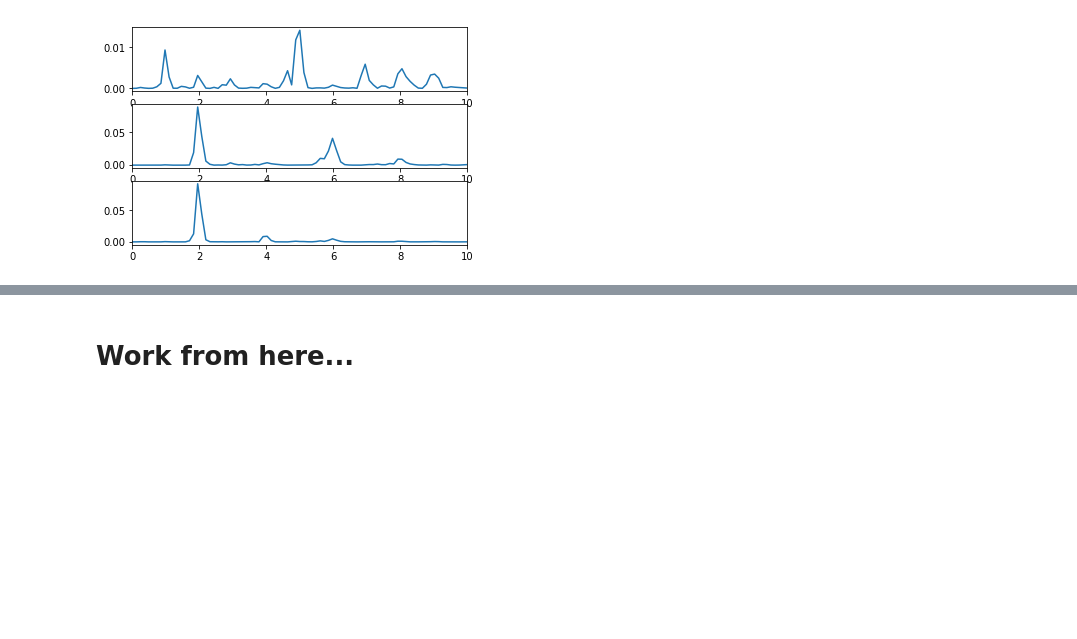
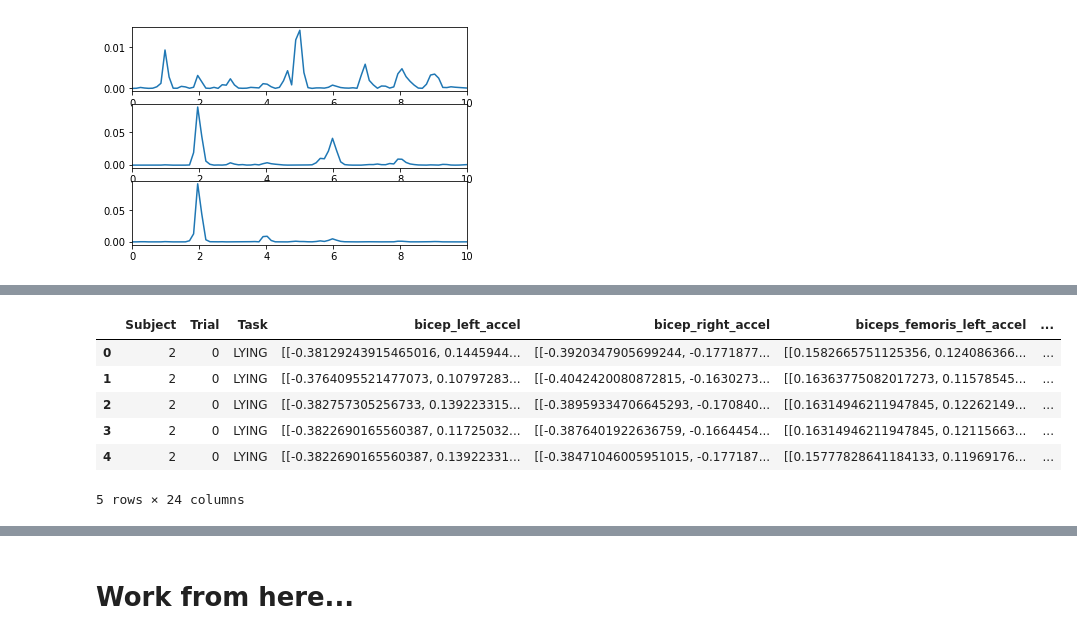
Before and after one commit to kamshee/activity-recognition-process, a Jupyter notebook: TestFeatures.ipynb, the cells around one changed output, grey strips where cells are left out. Cells and saved outputs as stored; diff of their text form; code cells hidden in the pictures; blank space fills up the shorter version.

Commit message:
Updated feature extraction and data aggregating

```diff
--- a/TestFeatures.ipynb
+++ b/TestFeatures.ipynb
@@ -28,6 +28,7 @@ if platform.system() == 'Windows':
         path = r'//FS2.smpp.local\RTO\Inpatient Sensors -Stroke\Data\biostamp_data\controls'
         folder_path = r'//FS2.smpp.local\RTO\Inpatient Sensors -Stroke\Data\biostamp_data'
         dict_path = r'//FS2.smpp.local\RTO\Inpatient Sensors -Stroke\Data\biostamp_data\Data_dict'
+        features_path = r'//FS2.smpp.local\RTO\Inpatient Sensors -Stroke\Data\biostamp_data\FeatureMatrix'
 # %% [markdown]
 # Feature list
 # %%
@@ -271,0 +370,25 @@ for s in subjects:
+# %%
+tasks = ['LYING','SITTING','STANDING','WALKING','STAIRS DOWN','STAIRS UP']
+# %%
+locs = ['bicep_left',
+        'bicep_right',
+        'posterior_forearm_left',
+        'posterior_forearm_right',
+        'medial_chest',
+        'sacrum',
+        'rectus_femoris_left',
+        'rectus_femoris_right'
+        'biceps_femoris_left',
+        'biceps_femoris_right',
+        'tibialis_anterior_left',
+        'tibialis_anterior_right',
+        'gastrocnemius_left',
+        'gastrocnemius_right',
+        'distal_lateral_shank_left',
+        'distal_lateral_shank_right']
+# if need to get locations again
+# path = r'//FS2.smpp.local\RTO\Inpatient Sensors -Stroke\Data\biostamp_data\controls\HC01'
+# locations = [locs for locs in os.listdir(path) if os.path.isdir(os.path.join(path, locs))]
+
+# If need to select a subgroup of sensors:
+# locs = ['sacrum','distal_lateral_shank_left','distal_lateral_shank_right'] #sensor location
@@ -271,0 +556,3 @@ for s in subjects:
+# %%
+# test out DataAggregator_allLocs
+data = DataAggregator_allLocs(tasks,locations=locs,overlap=0.5,namesuffix=None)
@@ -271,0 +654,12 @@ for s in subjects:
+# %%
+# Example of raw data aggregated for subject HC02
+# would be same as loaded data2
+data.head()
+# %% [output]
+|  | Subject | Trial | Task | bicep_left_accel | bicep_right_accel | biceps_femoris_left_accel | ... |
+| 0 | 2 | 0 | LYING | [[-0.38129243915465016, 0.1445944... | [[-0.3920347905699244, -0.1771877... | [[0.1582665751125356, 0.124086366... | ... |
+| 1 | 2 | 0 | LYING | [[-0.3764095521477073, 0.10797283... | [[-0.4042420080872815, -0.1630273... | [[0.16363775082017273, 0.11578545... | ... |
+| 2 | 2 | 0 | LYING | [[-0.382757305256733, 0.139223315... | [[-0.38959334706645293, -0.170840... | [[0.16314946211947845, 0.12262149... | ... |
+| 3 | 2 | 0 | LYING | [[-0.3822690165560387, 0.11725032... | [[-0.3876401922636759, -0.1664454... | [[0.16314946211947845, 0.12115663... | ... |
+| 4 | 2 | 0 | LYING | [[-0.3822690165560387, 0.13922331... | [[-0.38471046005951015, -0.177187... | [[0.15777828641184133, 0.11969176... | ... |
+5 rows × 24 columns
```
Also changed, not shown: parts of 42 cells of this notebook, 2 other files.
